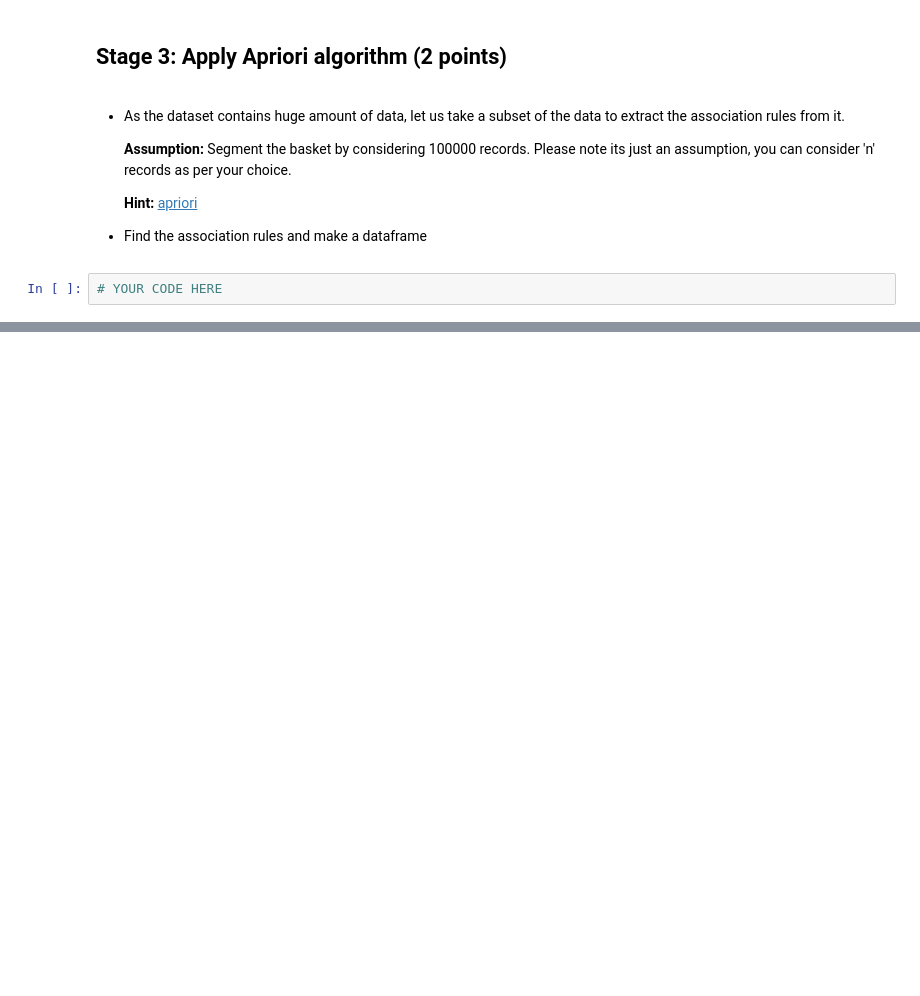
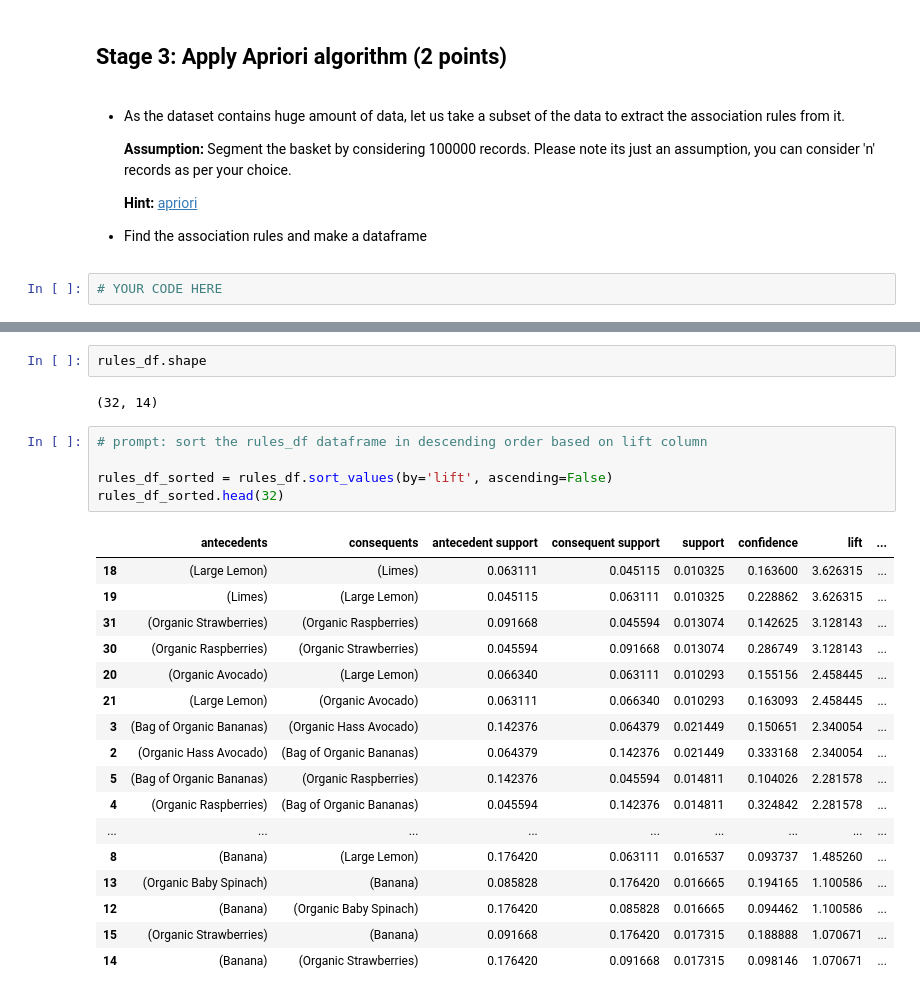
Before and after one commit to Vivek-Sajjan/DS_Projects, a Jupyter notebook: M8_NB_MiniProject_1_Market_Basket_Analysis.ipynb, the cells around one changed output, grey strips where cells are left out. Cells and saved outputs as stored; diff of their text form; blank space fills up the shorter version.

```diff
--- a/M8_NB_MiniProject_1_Market_Basket_Analysis.ipynb
+++ b/M8_NB_MiniProject_1_Market_Basket_Analysis.ipynb
@@ -428,3 +395,30 @@ rules_df.head(20)
 | 17 | (Strawberries) | (Banana) | 0.050996 | 0.176420 | 0.015248 | 0.298997 | 1.694804 | ... |
 | 18 | (Large Lemon) | (Limes) | 0.063111 | 0.045115 | 0.010325 | 0.163600 | 3.626315 | ... |
 | 19 | (Limes) | (Large Lemon) | 0.045115 | 0.063111 | 0.010325 | 0.228862 | 3.626315 | ... |
+# %%
+rules_df.shape
+# %% [output]
+(32, 14)
+# %%
+# prompt: sort the rules_df dataframe in descending order based on lift column
+
+rules_df_sorted = rules_df.sort_values(by='lift', ascending=False)
+rules_df_sorted.head(32)
+# %% [output]
+|  | antecedents | consequents | antecedent support | consequent support | support | confidence | lift | ... |
+| 18 | (Large Lemon) | (Limes) | 0.063111 | 0.045115 | 0.010325 | 0.163600 | 3.626315 | ... |
+| 19 | (Limes) | (Large Lemon) | 0.045115 | 0.063111 | 0.010325 | 0.228862 | 3.626315 | ... |
+| 31 | (Organic Strawberries) | (Organic Raspberries) | 0.091668 | 0.045594 | 0.013074 | 0.142625 | 3.128143 | ... |
+| 30 | (Organic Raspberries) | (Organic Strawberries) | 0.045594 | 0.091668 | 0.013074 | 0.286749 | 3.128143 | ... |
+| 20 | (Organic Avocado) | (Large Lemon) | 0.066340 | 0.063111 | 0.010293 | 0.155156 | 2.458445 | ... |
+| 21 | (Large Lemon) | (Organic Avocado) | 0.063111 | 0.066340 | 0.010293 | 0.163093 | 2.458445 | ... |
+| 3 | (Bag of Organic Bananas) | (Organic Hass Avocado) | 0.142376 | 0.064379 | 0.021449 | 0.150651 | 2.340054 | ... |
+| 2 | (Organic Hass Avocado) | (Bag of Organic Bananas) | 0.064379 | 0.142376 | 0.021449 | 0.333168 | 2.340054 | ... |
+| 5 | (Bag of Organic Bananas) | (Organic Raspberries) | 0.142376 | 0.045594 | 0.014811 | 0.104026 | 2.281578 | ... |
+| 4 | (Organic Raspberries) | (Bag of Organic Bananas) | 0.045594 | 0.142376 | 0.014811 | 0.324842 | 2.281578 | ... |
+| ... | ... | ... | ... | ... | ... | ... | ... | ... |
+| 8 | (Banana) | (Large Lemon) | 0.176420 | 0.063111 | 0.016537 | 0.093737 | 1.485260 | ... |
+| 13 | (Organic Baby Spinach) | (Banana) | 0.085828 | 0.176420 | 0.016665 | 0.194165 | 1.100586 | ... |
+| 12 | (Banana) | (Organic Baby Spinach) | 0.176420 | 0.085828 | 0.016665 | 0.094462 | 1.100586 | ... |
+| 15 | (Organic Strawberries) | (Banana) | 0.091668 | 0.176420 | 0.017315 | 0.188888 | 1.070671 | ... |
+| 14 | (Banana) | (Organic Strawberries) | 0.176420 | 0.091668 | 0.017315 | 0.098146 | 1.070671 | ... |
```
Also changed, not shown: parts of 17 cells of this notebook.
